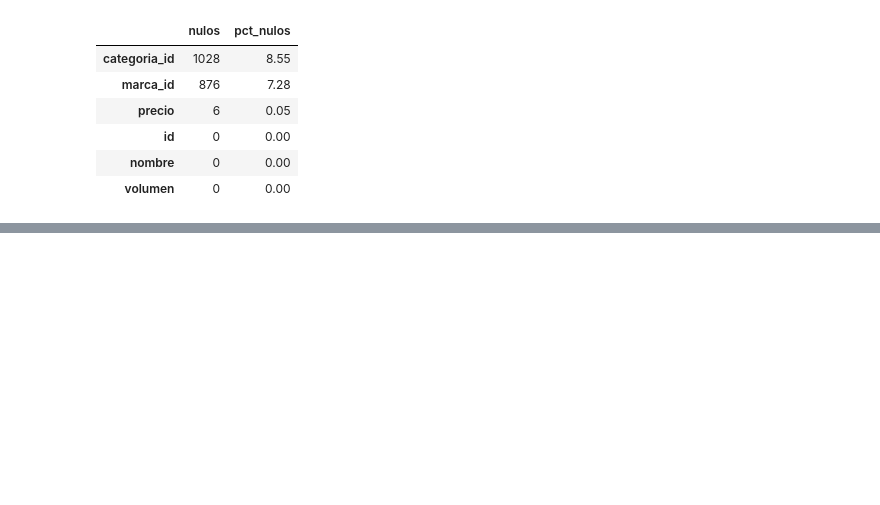
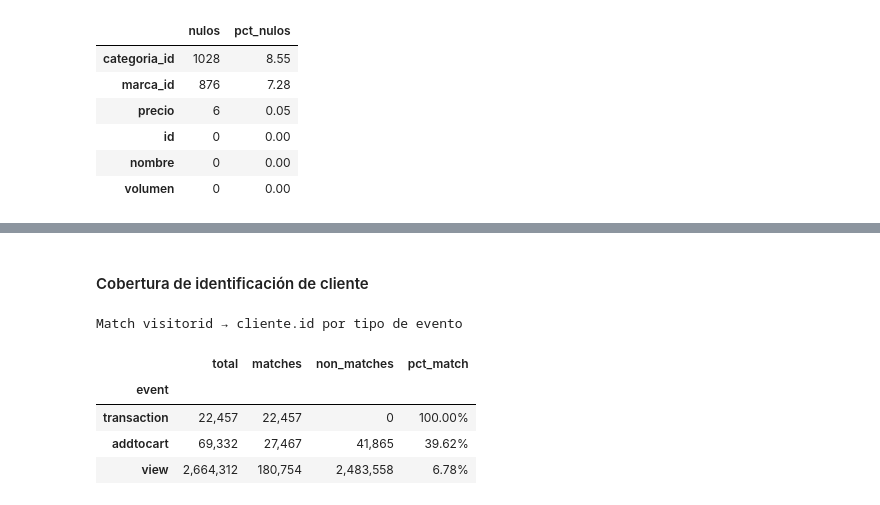
Before and after one commit to LeivaDiego/MLOps-Lab2, a Jupyter notebook: data_understanding.ipynb, the cells around one changed output, grey strips where cells are left out. Drawn from its saved outputs; the diff is of its cells as text; code cells hidden in the pictures; blank space fills up the shorter version.

```diff
--- a/data_understanding.ipynb
+++ b/data_understanding.ipynb
@@ -232,0 +374,37 @@ PRODUCTO
+# %% [markdown]
+#### Cobertura de identificación de cliente
+# %%
+# Conversión a numérico
+visitorid = pd.to_numeric(df_evento["visitorid"], errors="coerce")
+client_ids = set(pd.to_numeric(df_cliente["id"], errors="coerce").dropna().astype(int))
+
+# Marcar match/no match
+df_evento["has_client_match"] = visitorid.astype("Int64").isin(client_ids)
+
+# Resumen por tipo de evento
+summary_client = (
+    # Agrupación por tipo de evento
+    df_evento.groupby("event")["has_client_match"]
+    .agg(total="size", matches="sum")
+    .assign(
+        non_matches=lambda d: d["total"] - d["matches"], # No coinciden
+        pct_match=lambda d: (d["matches"] / d["total"] * 100).round(2) # Porcentaje de coincidencias
+    )
+    .sort_values("pct_match", ascending=False) # Ordenar por porcentaje de coincidencias
+)
+
+# Formato de resumen
+summary_fmt_client = summary_client.copy()
+for col in ["total", "matches", "non_matches"]:
+    summary_fmt_client[col] = summary_fmt_client[col].map(lambda x: f"{x:,}")
+summary_fmt_client["pct_match"] = summary_client["pct_match"].map(lambda x: f"{x:.2f}%")
+
+print("Match visitorid → cliente.id por tipo de evento")
+display(summary_fmt_client)
+# %% [output]
+Match visitorid → cliente.id por tipo de evento
+|  | total | matches | non_matches | pct_match |
+| event |  |  |  |  |
+| transaction | 22,457 | 22,457 | 0 | 100.00% |
+| addtocart | 69,332 | 27,467 | 41,865 | 39.62% |
+| view | 2,664,312 | 180,754 | 2,483,558 | 6.78% |
```
Also changed, not shown: parts of 12 cells of this notebook.
